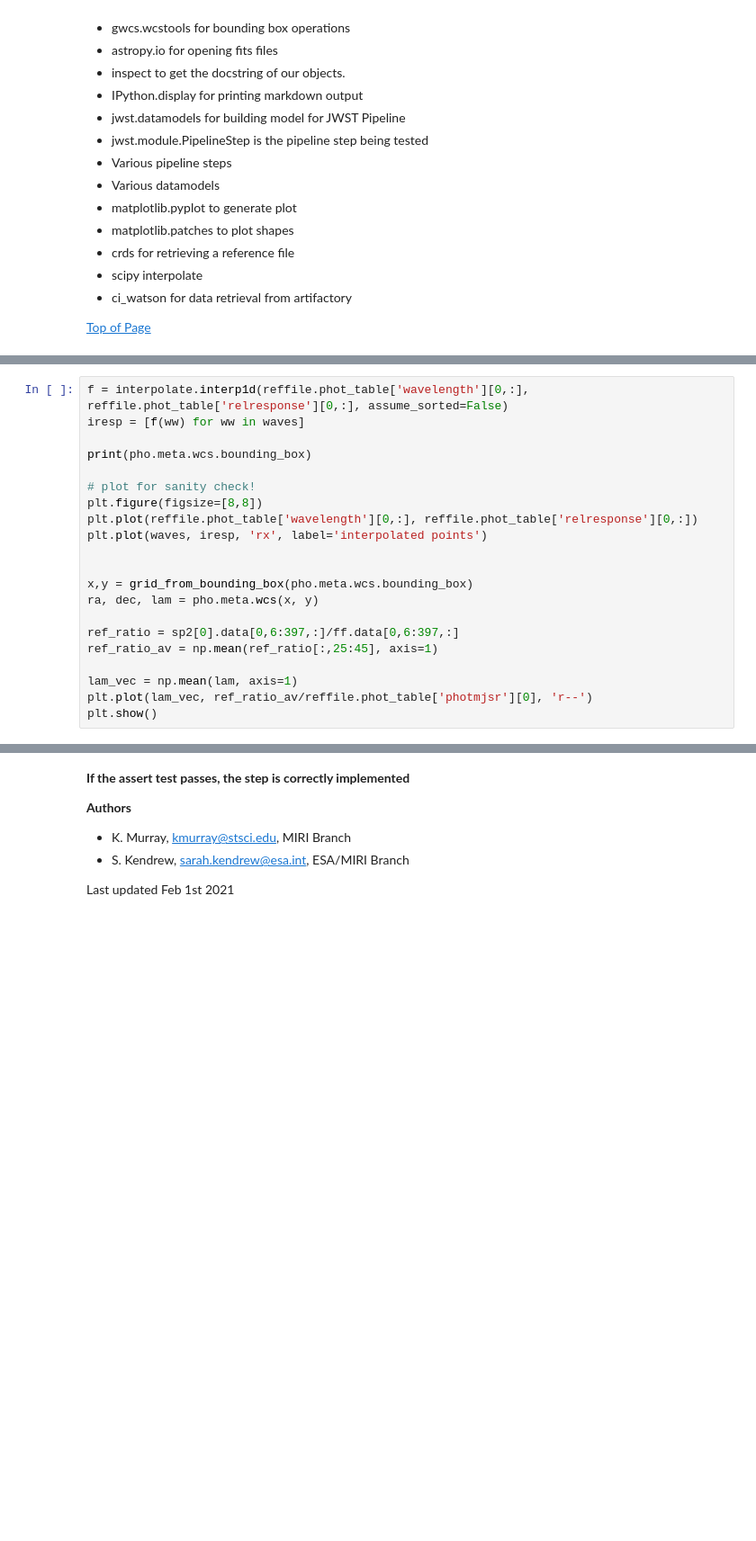
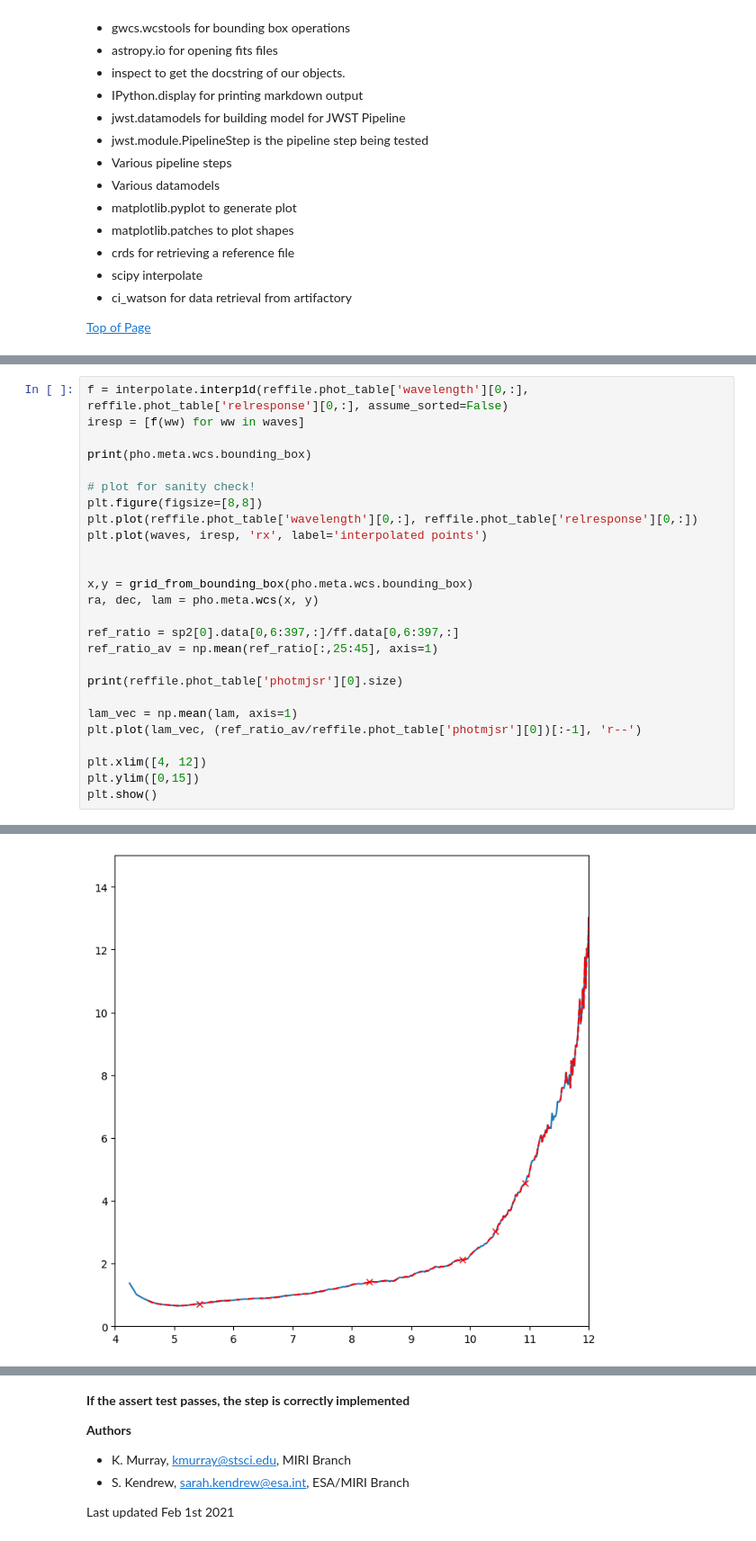
Before and after one commit to spacetelescope/jwst_validation_notebooks, a Jupyter notebook: jwst_validation_notebooks/photom/jwst_photom_miri_test/photom_miri_lrs_slitless.ipynb, the cells around one changed output, grey strips where cells are left out. Shown at 90% size. Drawn from its saved outputs; the diff is of its cells as text; blank space fills up the shorter version.

```diff
--- a/jwst_validation_notebooks/photom/jwst_photom_miri_test/photom_miri_lrs_slitless.ipynb
+++ b/jwst_validation_notebooks/photom/jwst_photom_miri_test/photom_miri_lrs_slitless.ipynb
@@ -164,6 +241,12 @@ ra, dec, lam = pho.meta.wcs(x, y)
 ref_ratio = sp2[0].data[0,6:397,:]/ff.data[0,6:397,:]
 ref_ratio_av = np.mean(ref_ratio[:,25:45], axis=1)
 
+print(reffile.phot_table['photmjsr'][0].size)
+
 lam_vec = np.mean(lam, axis=1)
-plt.plot(lam_vec, ref_ratio_av/reffile.phot_table['photmjsr'][0], 'r--')
+plt.plot(lam_vec, (ref_ratio_av/reffile.phot_table['photmjsr'][0])[:-1], 'r--')
+
+plt.xlim([4, 12])
+plt.ylim([0,15])
 plt.show()
+# %% [output]
@@ -170,3 +262,4 @@ plt.show()
+[figure, added]
 # %%
 fconv = [reffile.phot_table['photmjsr'][0] * ir for ir in iresp]
 print(fconv)
```
Also changed, not shown: parts of 16 cells of this notebook, 1 other file.
